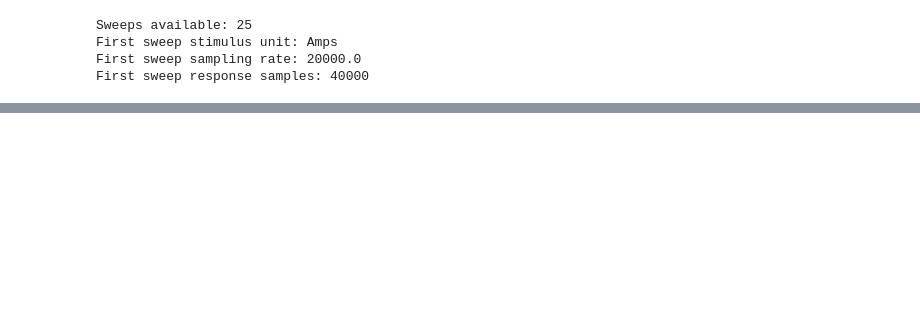
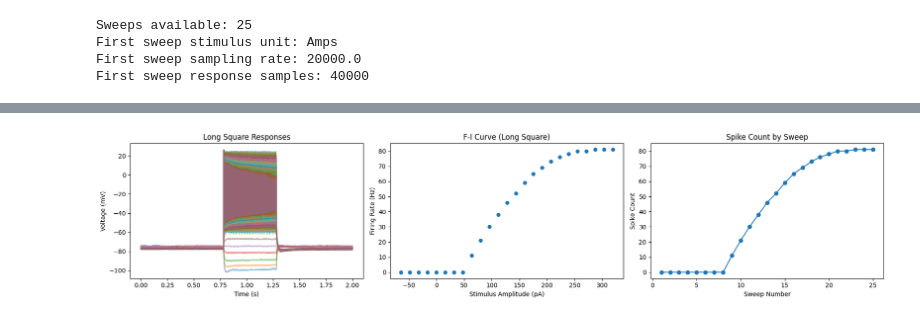
Before and after one commit to nimh-dsst/abf2nwb, a Jupyter notebook: example/convert_and_import_ipfx.ipynb, the cells around one changed output, grey strips where cells are left out. Saved outputs shown, nothing was run; the diff lists cells and outputs as text; code cells hidden in the pictures; blank space fills up the shorter version.

```diff
--- a/example/convert_and_import_ipfx.ipynb
+++ b/example/convert_and_import_ipfx.ipynb
@@ -75,0 +236,79 @@ First sweep response samples: 40000
+# %%
+import matplotlib.pyplot as plt
+import numpy as np
+
+from ipfx.feature_extractor import SpikeFeatureExtractor, SpikeTrainFeatureExtractor
+from ipfx.stimulus_protocol_analysis import LongSquareAnalysis
+
+long_square_table = data_set.filtered_sweep_table(
+    clamp_mode=data_set.CURRENT_CLAMP,
+    stimuli=["Long Square"],
+)
+long_square_sweep_numbers = long_square_table["sweep_number"].tolist()
+long_square_sweeps = data_set.sweep_set(long_square_sweep_numbers)
+
+spx = SpikeFeatureExtractor(start=0.1, end=1.1, filter=5.0)
+sptx = SpikeTrainFeatureExtractor(start=0.1, end=1.1)
+lsa = LongSquareAnalysis(
+    spx=spx,
+    sptx=sptx,
+    subthresh_min_amp=-100.0,
+    require_subthreshold=False,
+    require_suprathreshold=False,
+)
+
+analysis_records = []
+try:
+    cell_features, sweep_features, cell_record, sweep_records = lsa.analyze(long_square_sweeps)
+    analysis_records = sweep_records
+    print(f"Long Square sweeps analyzed: {len(long_square_sweep_numbers)}")
+    print(f"Cell feature keys (sample): {sorted(cell_features.keys())[:10]}")
+    print(f"Sweep records: {len(sweep_records)}")
+except ValueError as exc:
+    print("Long square analysis did not produce a full feature set for this recording:")
+    print(f"  {exc}")
+    print("Using sweep-level fallback for plotting.")
+
+if not analysis_records:
+    for sweep in long_square_sweeps.sweeps:
+        spikes = spx.process(sweep.t, sweep.v, sweep.i)
+        duration = max(1e-9, (sptx.end - sptx.start))
+        n_spikes = int(len(spikes))
+        in_window = (sweep.t >= sptx.start) & (sweep.t <= sptx.end)
+        stim_amp_pa = float(np.mean(sweep.i[in_window]))
+        analysis_records.append(
+            {
+                "sweep_number": int(sweep.sweep_number),
+                "n_spikes": n_spikes,
+                "avg_rate": n_spikes / duration,
+                "stim_amp": stim_amp_pa,
+            }
+        )
+
+fig, axes = plt.subplots(1, 3, figsize=(18, 4))
+
+for sweep in long_square_sweeps.sweeps:
+    axes[0].plot(sweep.t, sweep.v, alpha=0.45)
+axes[0].set_title("Long Square Responses")
+axes[0].set_xlabel("Time (s)")
+axes[0].set_ylabel("Voltage (mV)")
+
+fi_x = [float(record["stim_amp"]) for record in analysis_records if record.get("stim_amp") is not None]
+fi_y = [float(record["avg_rate"]) for record in analysis_records if record.get("avg_rate") is not None]
+if fi_x:
+    axes[1].scatter(fi_x, fi_y, s=30)
+axes[1].set_title("F-I Curve (Long Square)")
+axes[1].set_xlabel("Stimulus Amplitude (pA)")
+axes[1].set_ylabel("Firing Rate (Hz)")
+
+sweep_idx = [int(record.get("sweep_number", i + 1)) for i, record in enumerate(analysis_records)]
+spike_counts = [float(record["n_spikes"]) for record in analysis_records if record.get("n_spikes") is not None]
+if spike_counts:
+    axes[2].plot(sweep_idx[: len(spike_counts)], spike_counts, marker="o")
+axes[2].set_title("Spike Count by Sweep")
+axes[2].set_xlabel("Sweep Number")
+axes[2].set_ylabel("Spike Count")
+
+plt.tight_layout()
+plt.show()
+# %% [output]
@@ -75,0 +335 @@ First sweep response samples: 40000
+[figure, added]
```
Also changed, not shown: parts of 6 cells of this notebook, 1 other file.
